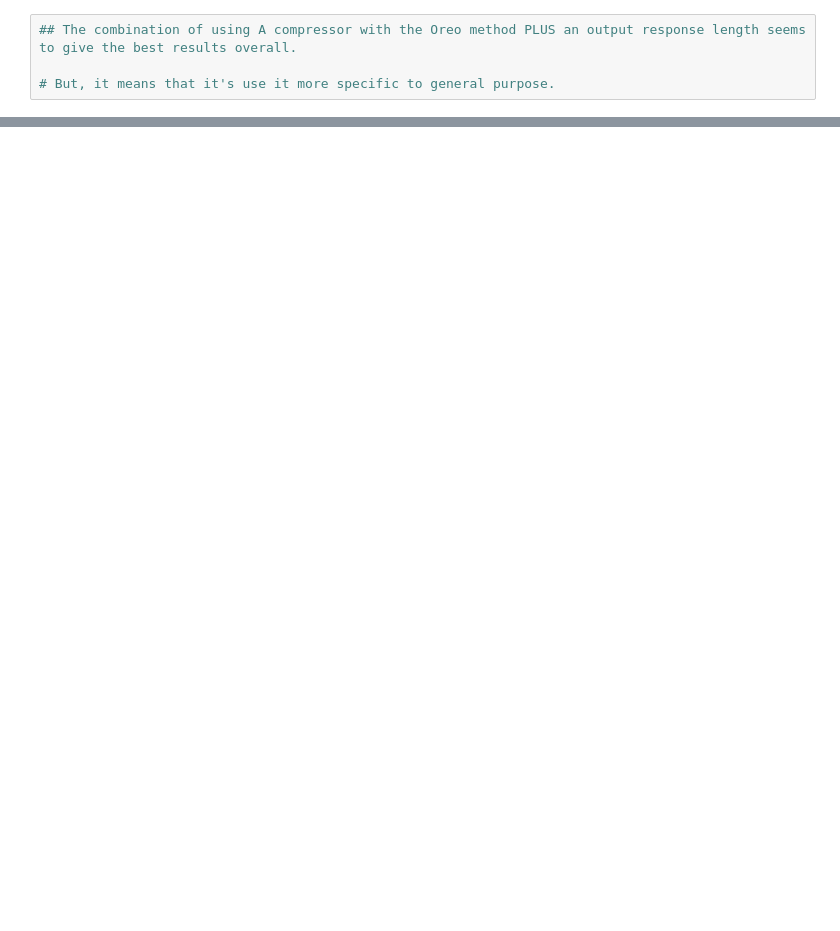
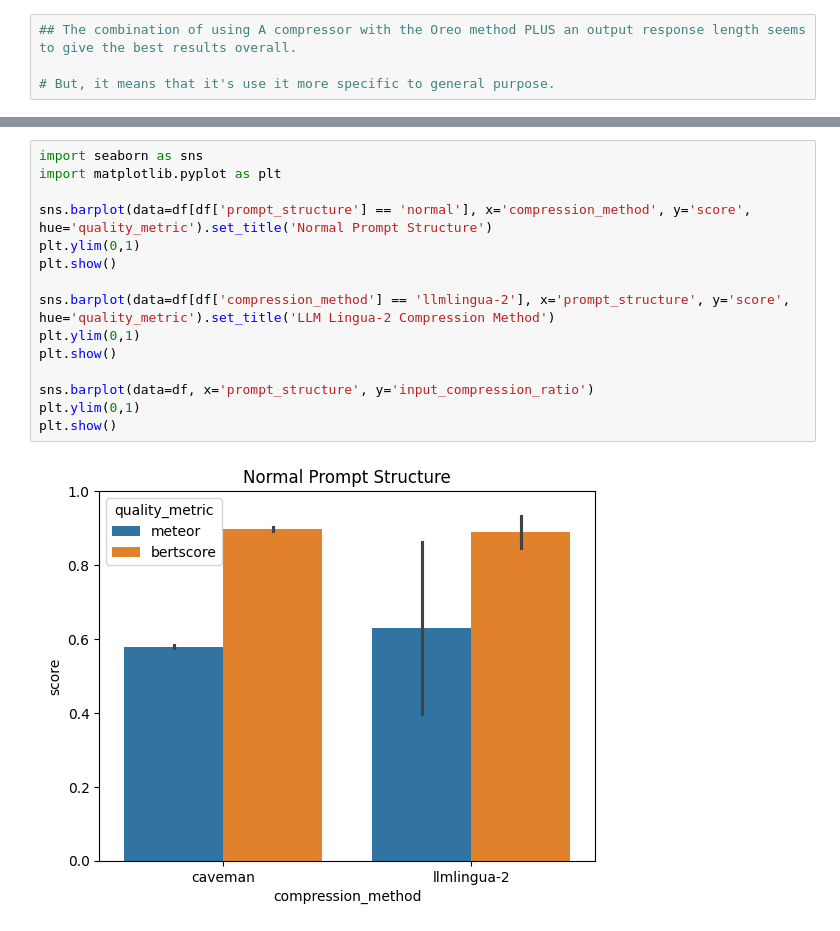
Before and after one commit to DEFRA/ai-spike-token-optimisation, a Jupyter notebook: compressors_testing.ipynb, the cells around one changed output, grey strips where cells are left out. Saved outputs shown, nothing was run; the diff lists cells and outputs as text; blank space fills up the shorter version.

```diff
--- a/compressors_testing.ipynb
+++ b/compressors_testing.ipynb
@@ -367,0 +633,17 @@ Tokens used: 90
+# %%
+import seaborn as sns
+import matplotlib.pyplot as plt
+
+sns.barplot(data=df[df['prompt_structure'] == 'normal'], x='compression_method', y='score', hue='quality_metric').set_title('Normal Prompt Structure')
+plt.ylim(0,1)
+plt.show()
+
+sns.barplot(data=df[df['compression_method'] == 'llmlingua-2'], x='prompt_structure', y='score', hue='quality_metric').set_title('LLM Lingua-2 Compression Method')
+plt.ylim(0,1)
+plt.show()
+
+sns.barplot(data=df, x='prompt_structure', y='input_compression_ratio')
+plt.ylim(0,1)
+plt.show()
+# %% [output]
+[figure, added]
```
Also changed, not shown: parts of 15 cells of this notebook, 3 other files.
